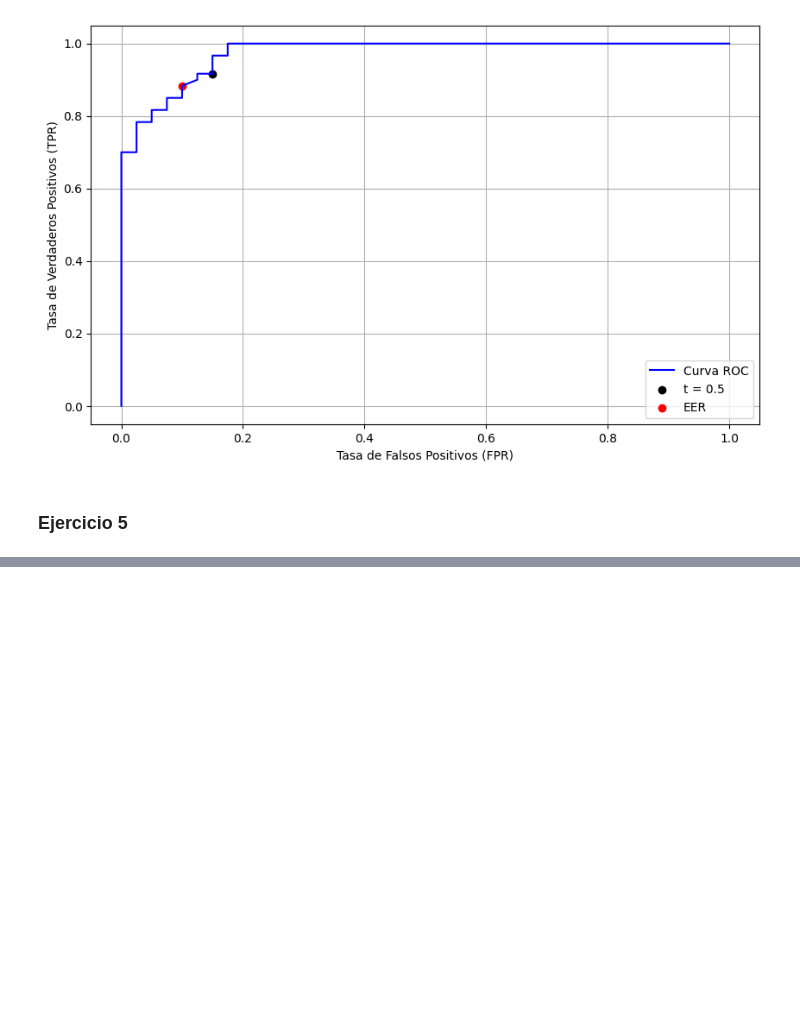
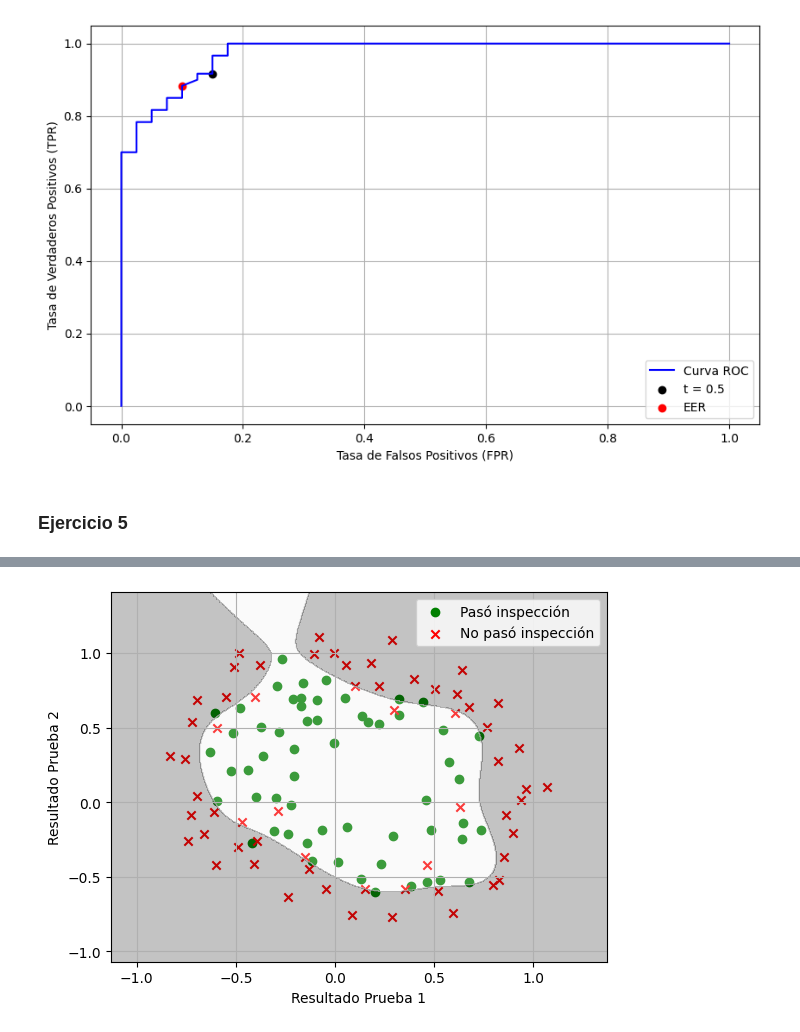
Before and after one commit to joaquinmacia/taller_procesamiento_senales, a Jupyter notebook: guia_2/guia_2.ipynb, the cells around one changed output, grey strips where cells are left out. Drawn from its saved outputs; the diff is of its cells as text; code cells hidden in the pictures; blank space fills up the shorter version.

```diff
--- a/guia_2/guia_2.ipynb
+++ b/guia_2/guia_2.ipynb
@@ -375,3 +374,8 @@ plt.grid()
 ### Ejercicio 5
 # %% [markdown]
 ![image.png](enunciados/ej5.png)
+# %%
+# Cargamos los datos
+data = np.loadtxt('recursos/microchips.txt', delimiter=',')
+
+#del data
@@ -377,0 +392,47 @@ plt.grid()
+# %%
+# Separamos los datos del archivo
+
+resultado_pruebas = data[:, 0:2]
+resultado_inspeccion = data[:, 2]
+
+# Cremos el polinomio de grado 6
+
+poly = PolynomialFeatures(degree=6)
+X_poly = poly.fit_transform(resultado_pruebas)
+# X_poly contiene todas las combinaciones polinómicas de las características
+# hasta el grado 6, que como vimos antes, son 28
+
+
+#del resultado_pruebas, resultado_inspeccion, poly, X_poly
+# %%
+# b)
+
+# Creamos el modelo con los parametros y lo entrenamos
+reg_logistica = LogisticRegression(max_iter=10000, penalty=None)
+reg_logistica.fit(X_poly, resultado_inspeccion)
+
+
+# Grafico el resultado de las pruebas
+plt.scatter(resultado_pruebas[resultado_inspeccion == 1][:, 0], resultado_pruebas[resultado_inspeccion == 1][:, 1], color='green', marker='o', label='Pasó inspección')
+plt.scatter(resultado_pruebas[resultado_inspeccion == 0][:, 0], resultado_pruebas[resultado_inspeccion == 0][:, 1], color='red', marker='x',label='No pasó inspección')
+plt.xlabel('Resultado Prueba 1')
+plt.ylabel('Resultado Prueba 2')
+plt.legend()
+plt.grid()
+
+# Creamos malla para la frontera
+x_min, x_max = resultado_pruebas[:, 0].min() - 0.3, resultado_pruebas[:, 0].max() + 0.3
+y_min, y_max = resultado_pruebas[:, 1].min() - 0.3, resultado_pruebas[:, 1].max() + 0.3
+xx, yy = np.meshgrid(np.linspace(x_min, x_max, 500), np.linspace(y_min, y_max, 500))
+
+# Predecir sobre la malla de puntos con el modelo entrenado
+prediccion = reg_logistica.predict(poly.fit_transform(np.c_[xx.ravel(), yy.ravel()]))
+prediccion = prediccion.reshape(xx.shape)
+
+# Graficar la frontera de decisión
+plt.contourf(xx, yy, prediccion, alpha=0.25, cmap='grey')
+
+
+#del reg_logistica, x_min, x_max, y_min, y_max, xx, yy, prediccion
+# %% [output]
+[figure, added]
```
Also changed, not shown: parts of 5 cells of this notebook, 1 other file.
